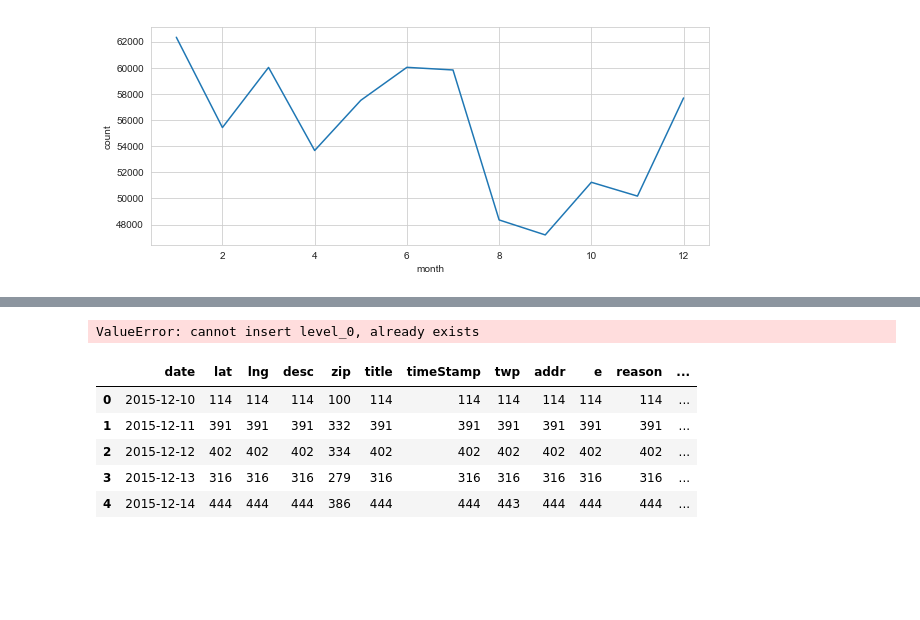
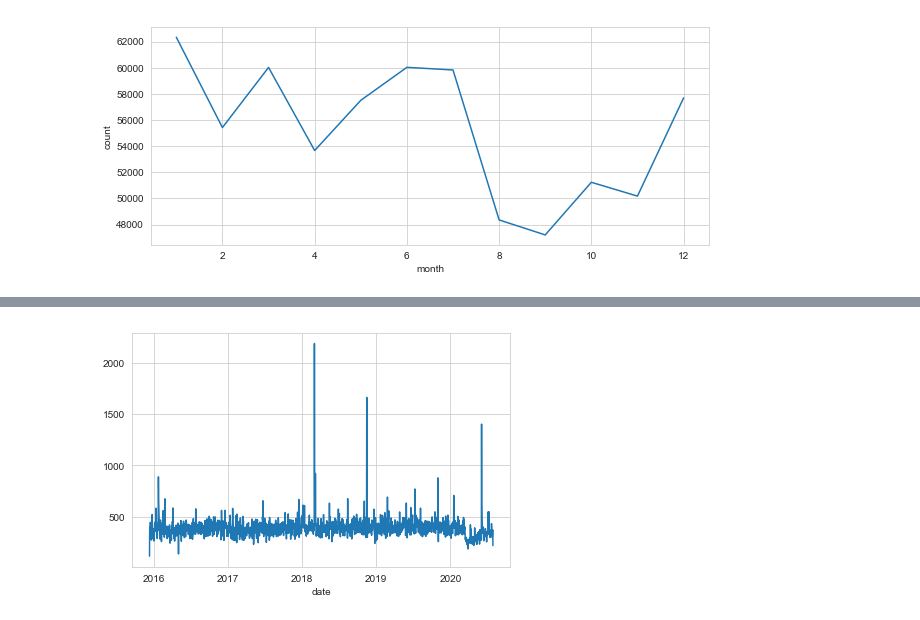
Before and after one commit to NavdeepTU/Data-Analysis-and-Visualization, a Jupyter notebook: 06. Capstone Projects/01. 911 Calls.ipynb, the cells around one changed output, grey strips where cells are left out. Drawn from its saved outputs; the diff is of its cells as text; code cells hidden in the pictures; blank space fills up the shorter version.

```diff
--- a/06. Capstone Projects/01. 911 Calls.ipynb
+++ b/06. Capstone Projects/01. 911 Calls.ipynb
@@ -285,18 +292,8 @@ byDate.head()
-# %%
-byDate = byDate.reset_index()
-sns.lineplot(x=byDate.index, y='lat', data=byDate)
-# byDate.plot().line(y='twp')
-# %% [output]
-ValueError: cannot insert level_0, already exists
-# %%
-byDate.head()
-# %% [output]
-|  | date | lat | lng | desc | zip | title | timeStamp | twp | addr | e | reason | ... |
-| 0 | 2015-12-10 | 114 | 114 | 114 | 100 | 114 | 114 | 114 | 114 | 114 | 114 | ... |
-| 1 | 2015-12-11 | 391 | 391 | 391 | 332 | 391 | 391 | 391 | 391 | 391 | 391 | ... |
-| 2 | 2015-12-12 | 402 | 402 | 402 | 334 | 402 | 402 | 402 | 402 | 402 | 402 | ... |
-| 3 | 2015-12-13 | 316 | 316 | 316 | 279 | 316 | 316 | 316 | 316 | 316 | 316 | ... |
-| 4 | 2015-12-14 | 444 | 444 | 444 | 386 | 444 | 444 | 443 | 444 | 444 | 444 | ... |
+# %%
+byDate['lat'].count().plot()
+plt.tight_layout()
+# %% [output]
+[figure, added]
 # %%
 # Now recreate this plot but create 3 separate plots with each plot
 # representing a Reason for the 911 call
```
Also changed, not shown: parts of 20 cells of this notebook.
